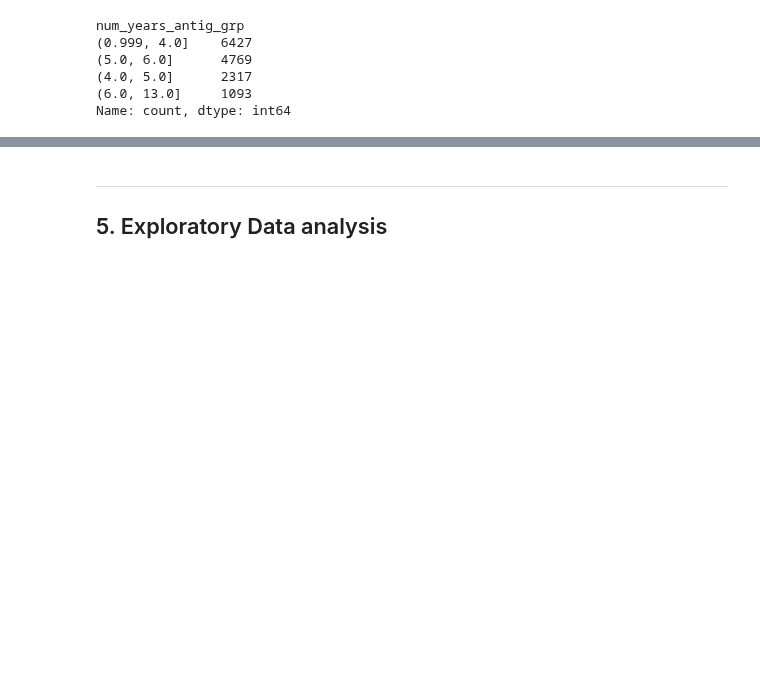
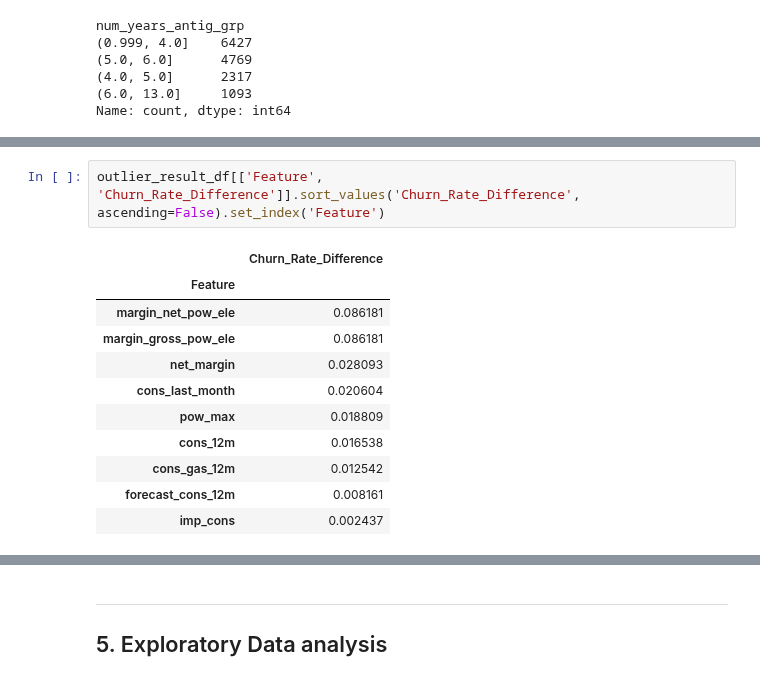
Before and after one commit to ramdhanhdy/DS_Project, a Jupyter notebook: BCG_DataScience_VI/Task2_EDA.ipynb, the cells around one changed output, grey strips where cells are left out. Cells and saved outputs as stored; diff of their text form; blank space fills up the shorter version.

```diff
--- a/BCG_DataScience_VI/Task2_EDA.ipynb
+++ b/BCG_DataScience_VI/Task2_EDA.ipynb
@@ -473,0 +544,14 @@ Name: count, dtype: int64
+# %%
+outlier_result_df[['Feature', 'Churn_Rate_Difference']].sort_values('Churn_Rate_Difference', ascending=False).set_index('Feature')
+# %% [output]
+|  | Churn_Rate_Difference |
+| Feature |  |
+| margin_net_pow_ele | 0.086181 |
+| margin_gross_pow_ele | 0.086181 |
+| net_margin | 0.028093 |
+| cons_last_month | 0.020604 |
+| pow_max | 0.018809 |
+| cons_12m | 0.016538 |
+| cons_gas_12m | 0.012542 |
+| forecast_cons_12m | 0.008161 |
+| imp_cons | 0.002437 |
```
Also changed, not shown: parts of 12 cells of this notebook.
